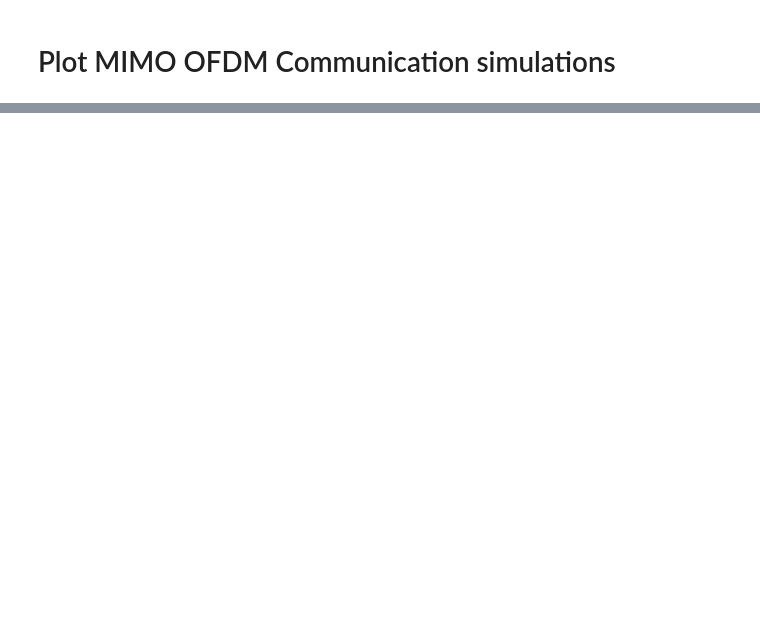
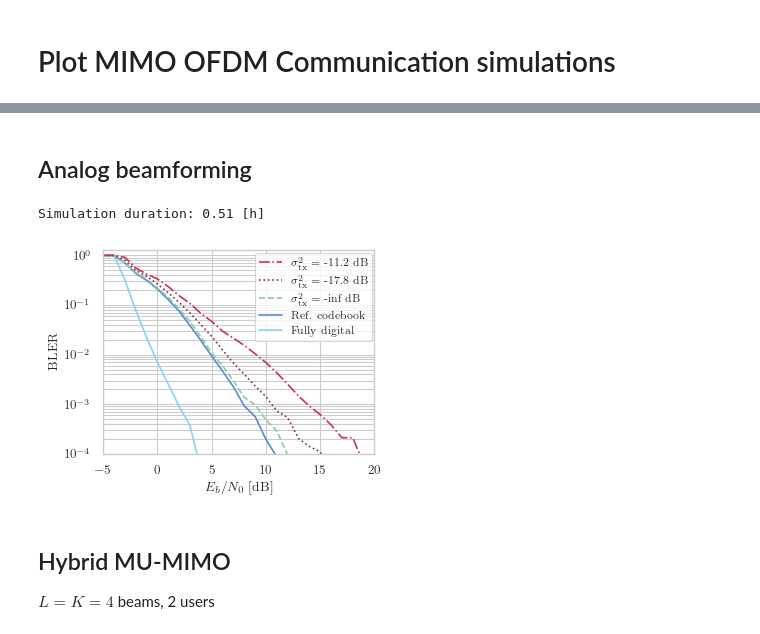
Before and after one commit to rodrihgh/CISSIR, a Jupyter notebook: notebooks/analysis/link_level.ipynb, the cells around one changed output, grey strips where cells are left out. Cells and saved outputs as stored; diff of their text form; code cells hidden in the pictures; blank space fills up the shorter version.

Commit message:
Add MU-MIMO experiments

```diff
--- a/notebooks/analysis/link_level.ipynb
+++ b/notebooks/analysis/link_level.ipynb
@@ -73,0 +12,2 @@ Simulation duration: 0:37:56
+# %% [markdown]
+## Analog beamforming
@@ -73,0 +18,50 @@ Simulation duration: 0:37:56
+# %%
+print("Simulation duration: {:1.2f} [h]".format(DL_SIMS["duration"]/3600))
+
+tx_devs = DL_SIMS["codebook_dev"]
+cb_si = DL_SIMS["codebook_si"]
+
+fig, ax = plt.subplots()
+
+ax.set_xlabel(r"$E_b/N_0$ [dB]")
+ax.set_ylabel("BLER")
+ax.grid(which="both")
+
+bit_per_symbol = 2
+
+legend = [r"Fully digital",
+          r"Ref. codebook",
+          r"$\sigma_{\mathrm{tx}}^2=$ "+ f"{tx_devs[1]:.1f} dB",
+          r"$\sigma_{\mathrm{tx}}^2=$ "+ f"{tx_devs[2]:.1f} dB",
+          r"$\sigma_{\mathrm{tx}}^2=$ "+ f"{tx_devs[3]:.1f} dB"]
+
+xmin = -5 # min(DL_SIMS["ebno_db"])
+xmax = 20
+ymin = 1e-4
+ymax = 1.3
+
+for i, ber in enumerate(DL_SIMS["bler"]):
+    if i == 0:
+        ax.semilogy(DL_SIMS["ebno_db"], ber, c=viz.c)
+        ax.set_prop_cycle(None)
+    else:
+        ax.semilogy(DL_SIMS["ebno_db"], ber)
+
+ax.set_xlim([xmin, xmax])
+ax.set_ylim([ymin, ymax])
+
+fontsize = 8.0
+ax.legend(legend,
+          borderaxespad=0.25, title_fontsize=fontsize, fontsize=fontsize,
+          alignment="right", reverse=True)
+ax.grid()
+anlg_sims = DL_SIMS
+
+plt.savefig(plot_path/f"{fname}.pgf", bbox_inches="tight")
+plt.savefig(plot_path/f"{fname}.pdf", bbox_inches="tight")
+# %% [output]
+Simulation duration: 0.51 [h]
+[figure, added]
+# %% [markdown]
+## Hybrid MU-MIMO
+$L=K=4$ beams, 2 users
```
Also changed, not shown: parts of 11 cells of this notebook, 1 other file.
